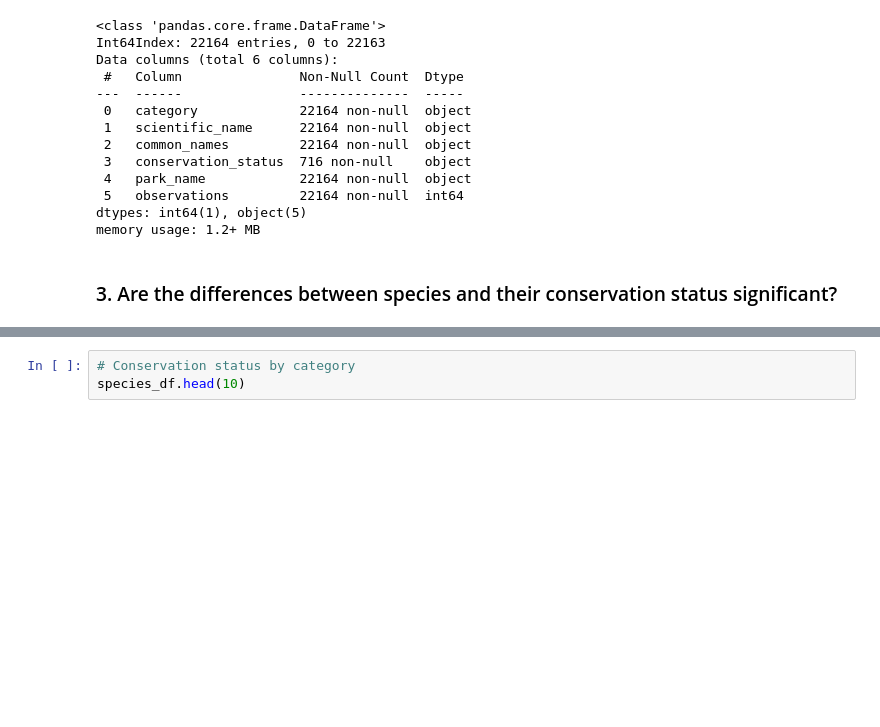
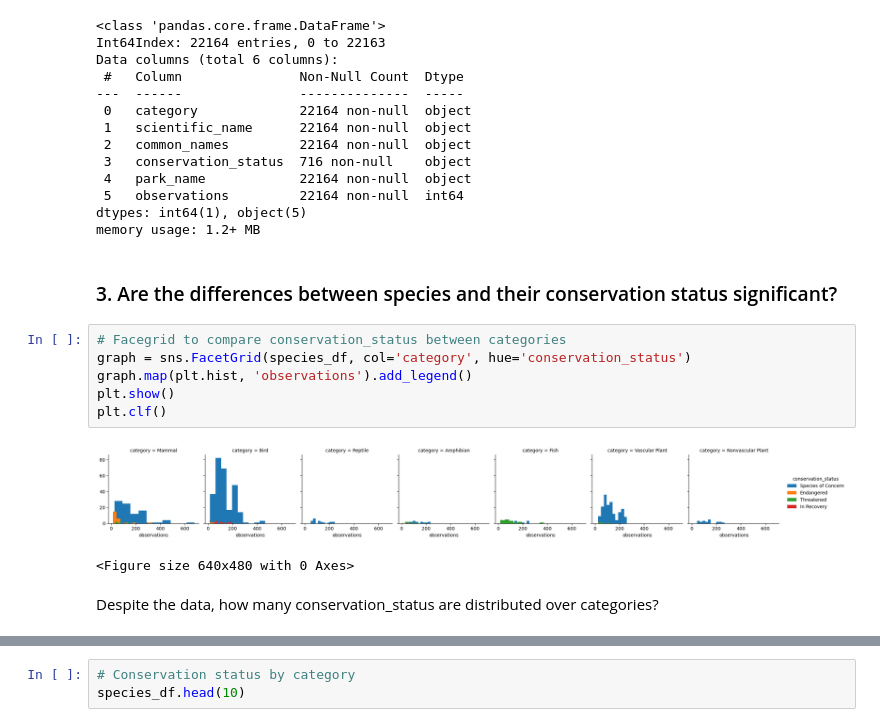
Before and after one commit to cacaprog/learning-projects, a Jupyter notebook: biodiversity/biodiversity.ipynb, the cells around one changed output, grey strips where cells are left out. Cells and saved outputs as stored; diff of their text form; blank space fills up the shorter version.

```diff
--- a/biodiversity/biodiversity.ipynb
+++ b/biodiversity/biodiversity.ipynb
@@ -392,3 +392,14 @@ dtypes: int64(1), object(5)
 memory usage: 1.2+ MB
 # %% [markdown]
 ### 3. Are the differences between species and their conservation status significant?
+# %%
+# Facegrid to compare conservation_status between categories
+graph = sns.FacetGrid(species_df, col='category', hue='conservation_status')
+graph.map(plt.hist, 'observations').add_legend()
+plt.show()
+plt.clf()
+# %% [output]
+[figure, added]
+<Figure size 640x480 with 0 Axes>
+# %% [markdown]
+Despite the data, how many conservation_status are distributed over categories?
```
Also changed, not shown: parts of 46 cells of this notebook.
